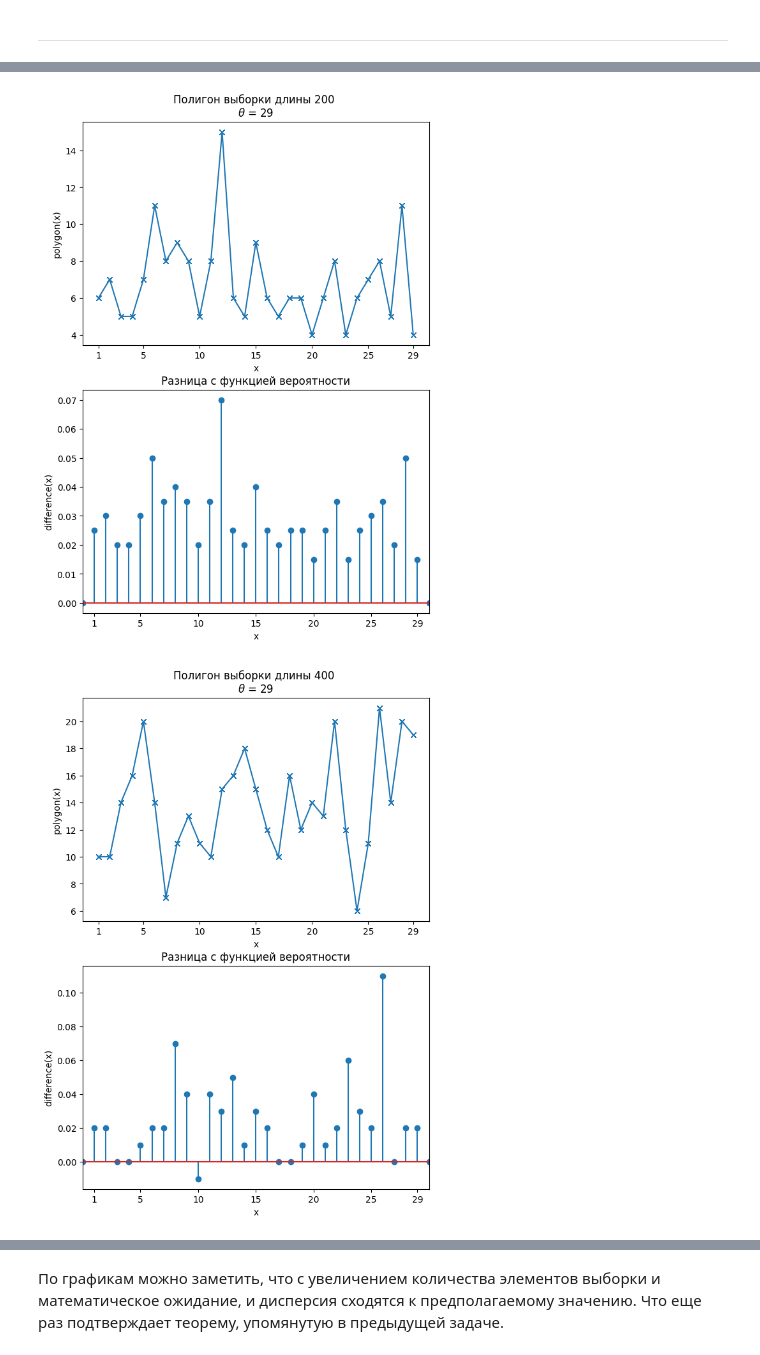
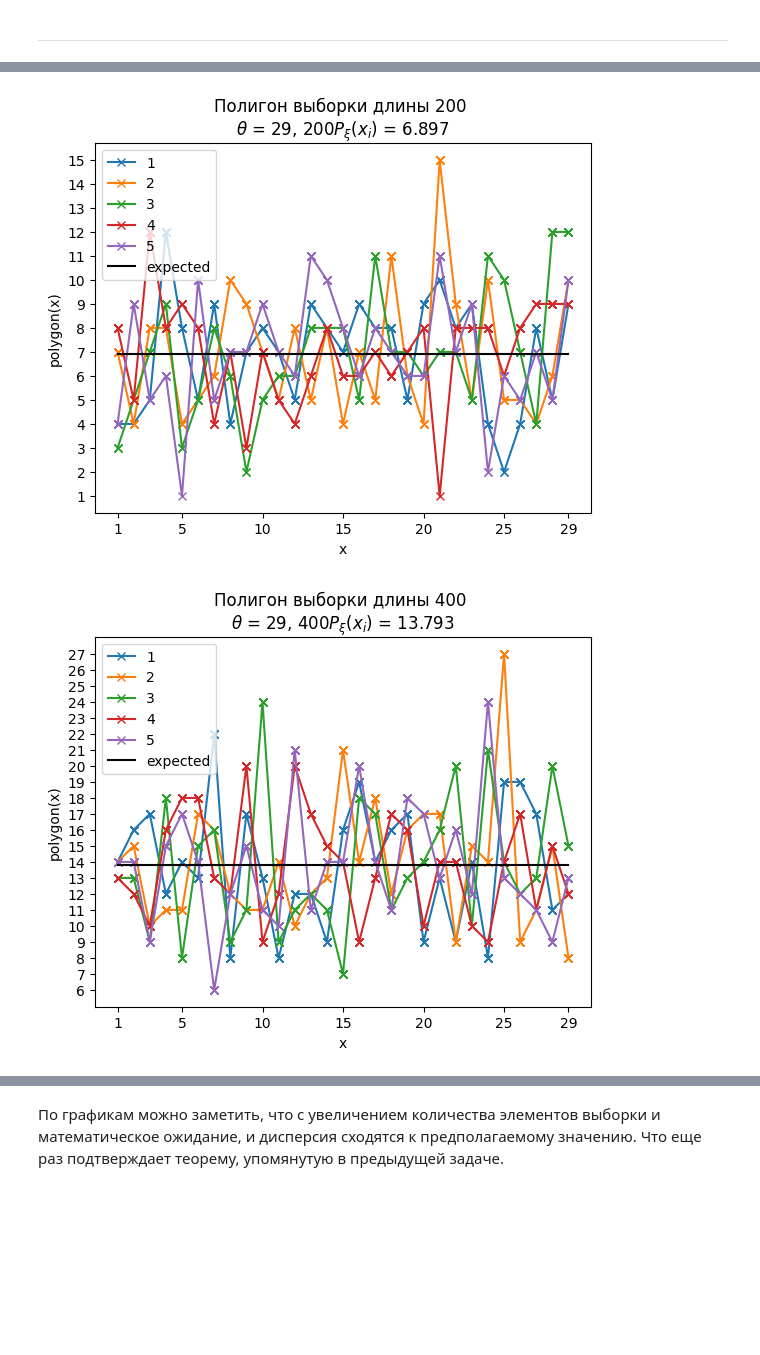
Before and after one commit to TimothyTur/skb201tur-ms-hws, a Jupyter notebook: СКБ201 Тур.ipynb, the cells around one changed output, grey strips where cells are left out. Saved outputs shown, nothing was run; the diff lists cells and outputs as text; code cells hidden in the pictures; blank space fills up the shorter version.

```diff
--- a/СКБ201 Тур.ipynb
+++ b/СКБ201 Тур.ipynb
@@ -306,15 +303,12 @@ ax[1].set(xticks = [1]+list(range(5,26,5))+[29], xmargin = 0,
 # %%
 # n=100
-fig, ax = plt.subplots(2,1, figsize=(7,10))
-ax[0].yaxis.set_major_locator(MaxNLocator(integer=True))
-ax[0].plot(sample_xi[2][0], Y_pol[2][0], '-x')
-ax[0].set(xticks = [1]+list(range(5,26,5))+[29],
-          xlabel = 'x', ylabel = 'polygon(x)',
-          title = 'Полигон выборки длины 100 \n$\\theta$ = 29')
-
-Y_dr[2][0][0], Y_dr[2][0][30] = 0, 0
-ax[1].stem(X_real, Y_dr[2][0])
-ax[1].set(xticks = [1]+list(range(5,26,5))+[29], xmargin = 0,
-          xlabel = 'x', ylabel = 'difference(x)',
-          title = 'Разница с функцией вероятности');
+for i in range(5):
+    plt.plot(sample_xi[2][i], Y_polxi[2][i], '-x')
+plt.plot(np.linspace(1, 29, 1000), posibilityxi*100, 'k')
+plt.xticks([1]+list(range(5,26,5))+[29])
+plt.yticks(np.append(np.arange(y_limsxi[2,0], y_limsxi[2,1]+1), 100/29))
+plt.xlabel('x')
+plt.ylabel('polygon(x)')
+plt.title('Полигон выборки длины 100 \n$\\theta$ = 29, $100P_{\\xi}(x_i)$ = %.3f'% (100/29))
+plt.legend([1, 2, 3, 4, 5, 'expected'], loc='upper left');
 # %% [output]
@@ -322,34 +316,28 @@ ax[1].set(xticks = [1]+list(range(5,26,5))+[29], xmargin = 0,
 # %%
 # n=200
-fig, ax = plt.subplots(2,1, figsize=(7,10))
-ax[0].yaxis.set_major_locator(MaxNLocator(integer=True))
-ax[0].plot(sample_xi[3][0], Y_pol[3][0], '-x')
-ax[0].set(xticks = [1]+list(range(5,26,5))+[29],
-          xlabel = 'x', ylabel = 'polygon(x)',
-          title = 'Полигон выборки длины 200 \n$\\theta$ = 29')
-
-Y_dr[3][0][0], Y_dr[3][0][30] = 0, 0
-ax[1].stem(X_real, Y_dr[3][0])
-ax[1].set(xticks = [1]+list(range(5,26,5))+[29], xmargin = 0,
-          xlabel = 'x', ylabel = 'difference(x)',
-          title = 'Разница с функцией вероятности');
+for i in range(5):
+    plt.plot(sample_xi[3][i], Y_polxi[3][i], '-x')
+plt.plot(np.linspace(1, 29, 1000), posibilityxi*200, 'k')
+plt.xticks([1]+list(range(5,26,5))+[29])
+plt.yticks(np.arange(y_limsxi[3,0], y_limsxi[3,1]+1))
+plt.xlabel('x')
+plt.ylabel('polygon(x)')
+plt.title('Полигон выборки длины 200 \n$\\theta$ = 29, $200P_{\\xi}(x_i)$ = %.3f'% (200/29))
+plt.legend([1, 2, 3, 4, 5, 'expected'], loc='upper left');
 # %% [output]
-[figure, old version]
+[figure, new version]
 # %%
 # n=400
-fig, ax = plt.subplots(2,1, figsize=(7,10))
-ax[0].yaxis.set_major_locator(MaxNLocator(integer=True))
-ax[0].plot(sample_xi[4][0], Y_pol[4][0], '-x')
-ax[0].set(xticks = [1]+list(range(5,26,5))+[29],
-          xlabel = 'x', ylabel = 'polygon(x)',
-          title = 'Полигон выборки длины 400 \n$\\theta$ = 29')
-
-Y_dr[4][0][0], Y_dr[4][0][30] = 0, 0
-ax[1].stem(X_real, Y_dr[2][0])
-ax[1].set(xticks = [1]+list(range(5,26,5))+[29], xmargin = 0,
-          xlabel = 'x', ylabel = 'difference(x)',
-          title = 'Разница с функцией вероятности');
+for i in range(5):
+    plt.plot(sample_xi[4][i], Y_polxi[4][i], '-x')
+plt.plot(np.linspace(1, 29, 1000), posibilityxi*400, 'k')
+plt.xticks([1]+list(range(5,26,5))+[29])
+plt.yticks(np.arange(y_limsxi[4,0], y_limsxi[4,1]+1))
+plt.xlabel('x')
+plt.ylabel('polygon(x)')
+plt.title('Полигон выборки длины 400 \n$\\theta$ = 29, $400P_{\\xi}(x_i)$ = %.3f'% (400/29))
+plt.legend([1, 2, 3, 4, 5, 'expected'], loc='upper left');
 # %% [output]
-[figure, old version]
+[figure, new version]
 # %%
 # n=600
```
Also changed, not shown: parts of 63 cells of this notebook, 1 other file.
